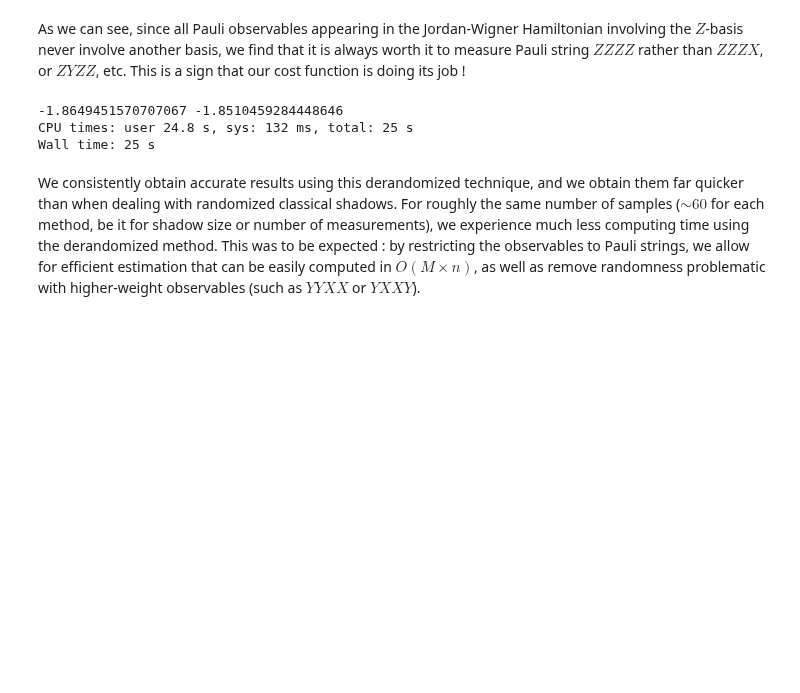
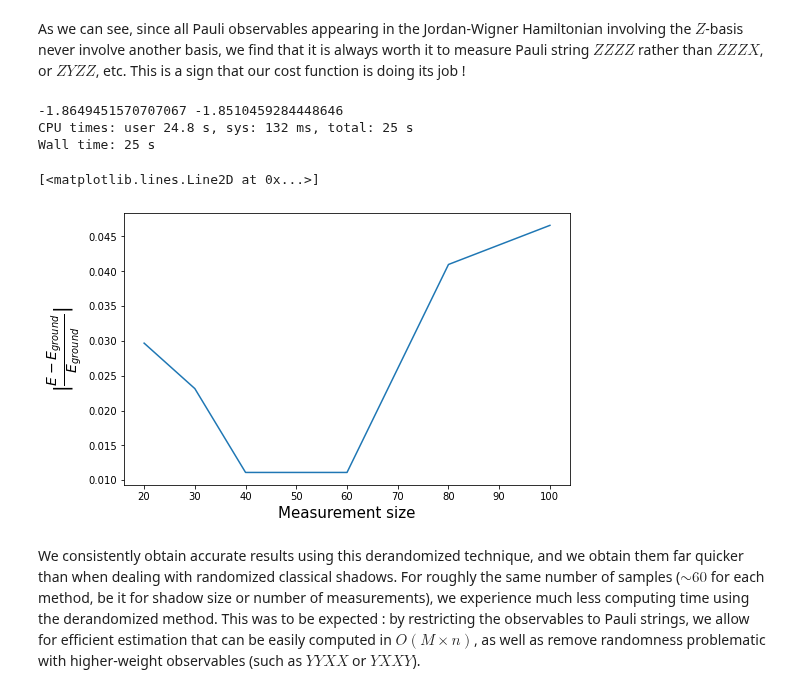
Before and after one commit to pasqal-io/Pulser, a Jupyter notebook: tutorials/applications/Shadow estimation for VQS.ipynb, the cells around one changed output. Cells and saved outputs as stored; diff of their text form; code cells hidden in the pictures; blank space fills up the shorter version.

```diff
--- a/tutorials/applications/Shadow estimation for VQS.ipynb
+++ b/tutorials/applications/Shadow estimation for VQS.ipynb
@@ -279,7 +307,7 @@ def cond_conf(o, P_sharp):
 Finally, we design a simple greedy algorithm which purpose is to minimize this conditioned cost function, choosing one single-qubit Pauli at a time.
 # %%
 def derandomization(M, o):
-    """Derandomization algorithm returning best Pauli indices according to a gluttonous algorithm
+    """Derandomization algorithm returning best Pauli indices according to a greedy algorithm
     that aims at minimizing the cost function above.
 
     Args:
@@ -638,5 +693,19 @@ print(loop_results_shadows.fun, exact_energy)
 -1.8649451570707067 -1.8510459284448646
 CPU times: user 24.8 s, sys: 132 ms, total: 25 s
 Wall time: 25 s
+# %%
+measurement_sizes = [20,30,40,60,80,100]
+energies_derand = []
+for meas_size in measurement_sizes:
+    measurements=derandomization(meas_size, paulis_str)
+    energies_derand.append(abs(loop_JW_derand(param, gggg).fun - exact_energy) / abs(exact_energy))
+# %%
+plt.figure(figsize=(8,5))
+plt.xlabel("Measurement size", fontsize=15)
+plt.ylabel(r"$|\frac{E - E_{ground}}{E_{ground}}|$", fontsize=20)
+plt.plot(measurement_sizes, energies_derand)
+# %% [output]
+[<matplotlib.lines.Line2D at 0x...>]
+[figure, added]
 # %% [markdown]
 We consistently obtain accurate results using this derandomized technique, and we obtain them far quicker than when dealing with randomized classical shadows. For roughly the same number of samples ($\sim 60$ for each method, be it for shadow size or number of measurements), we experience much less computing time using the derandomized method. This was to be expected : by restricting the observables to Pauli strings, we allow for efficient estimation that can be easily computed in $O(M\times n)$, as well as remove randomness problematic with higher-weight observables (such as $YYXX$ or $YXXY$).
```
Also changed, not shown: parts of 12 cells of this notebook.
